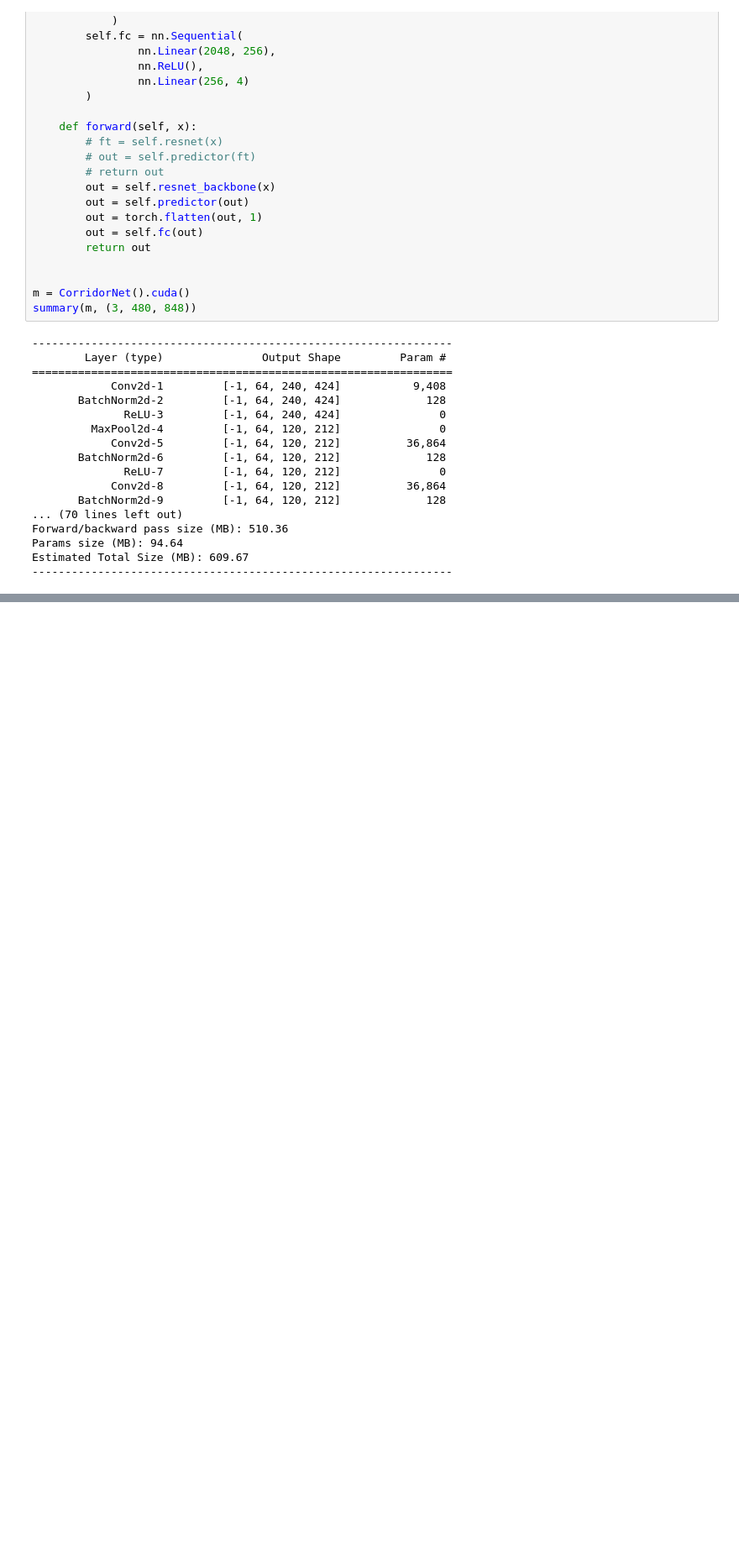
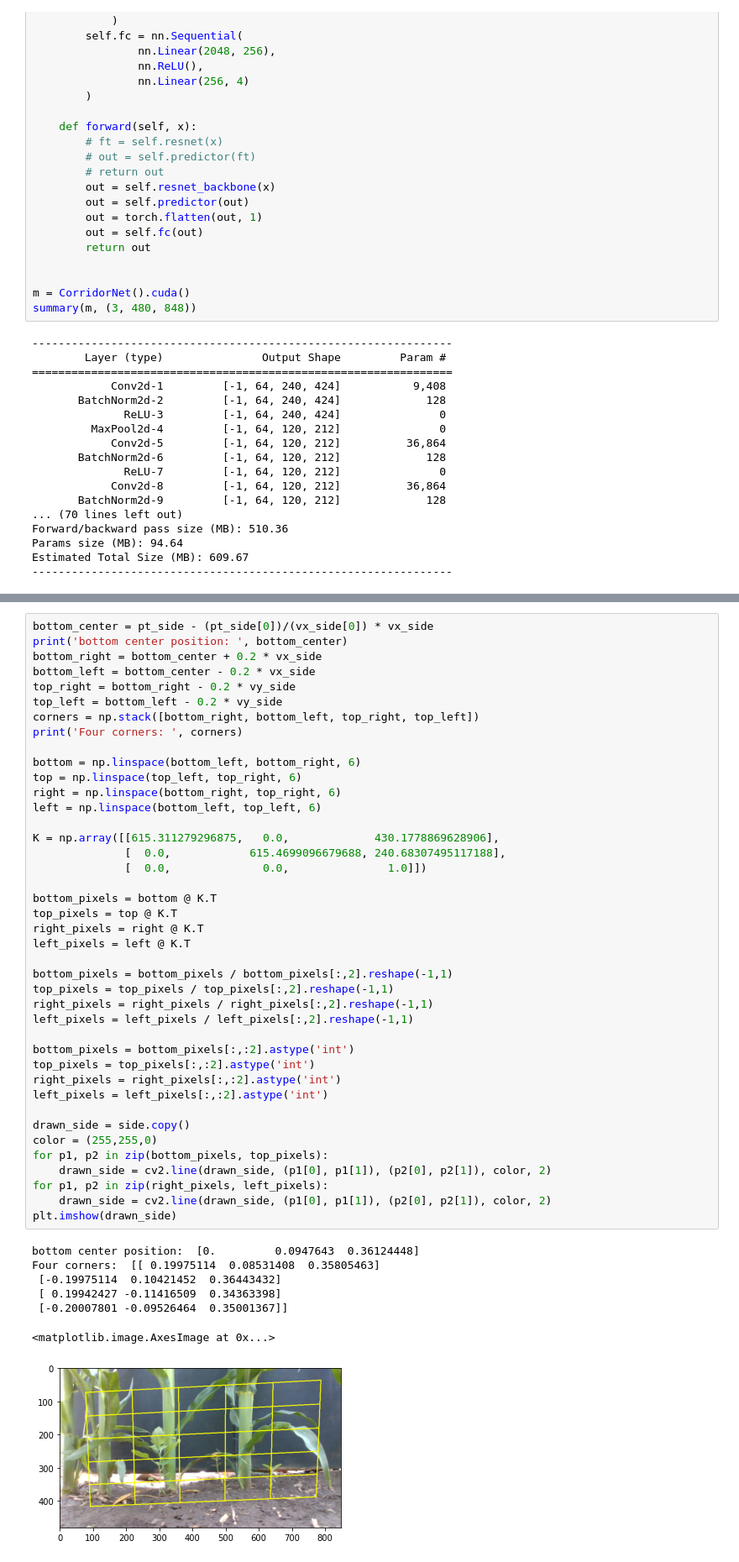
Before and after one commit to kracon7/phase2, a Jupyter notebook: Untitled.ipynb, the cells around one changed output, grey strips where cells are left out. Shown at 84% size. Cells and saved outputs as stored; diff of their text form; blank space fills up the shorter version.

```diff
--- a/Untitled.ipynb
+++ b/Untitled.ipynb
@@ -209,0 +325,49 @@ dtype('uint8')
+# %%
+bottom_center = pt_side - (pt_side[0])/(vx_side[0]) * vx_side
+print('bottom center position: ', bottom_center)
+bottom_right = bottom_center + 0.2 * vx_side
+bottom_left = bottom_center - 0.2 * vx_side
+top_right = bottom_right - 0.2 * vy_side
+top_left = bottom_left - 0.2 * vy_side
+corners = np.stack([bottom_right, bottom_left, top_right, top_left])
+print('Four corners: ', corners)
+
+bottom = np.linspace(bottom_left, bottom_right, 6)
+top = np.linspace(top_left, top_right, 6)
+right = np.linspace(bottom_right, top_right, 6)
+left = np.linspace(bottom_left, top_left, 6)
+
+K = np.array([[615.311279296875,   0.0,             430.1778869628906],
+              [  0.0,            615.4699096679688, 240.68307495117188],
+              [  0.0,              0.0,               1.0]])
+
+bottom_pixels = bottom @ K.T
+top_pixels = top @ K.T
+right_pixels = right @ K.T
+left_pixels = left @ K.T
+
+bottom_pixels = bottom_pixels / bottom_pixels[:,2].reshape(-1,1)
+top_pixels = top_pixels / top_pixels[:,2].reshape(-1,1)
+right_pixels = right_pixels / right_pixels[:,2].reshape(-1,1)
+left_pixels = left_pixels / left_pixels[:,2].reshape(-1,1)
+
+bottom_pixels = bottom_pixels[:,:2].astype('int')
+top_pixels = top_pixels[:,:2].astype('int')
+right_pixels = right_pixels[:,:2].astype('int')
+left_pixels = left_pixels[:,:2].astype('int')
+
+drawn_side = side.copy()
+color = (255,255,0)
+for p1, p2 in zip(bottom_pixels, top_pixels):
+    drawn_side = cv2.line(drawn_side, (p1[0], p1[1]), (p2[0], p2[1]), color, 2)
+for p1, p2 in zip(right_pixels, left_pixels):
+    drawn_side = cv2.line(drawn_side, (p1[0], p1[1]), (p2[0], p2[1]), color, 2)
+plt.imshow(drawn_side)
+# %% [output]
+bottom center position:  [0.         0.0947643  0.36124448]
+Four corners:  [[ 0.19975114  0.08531408  0.35805463]
+ [-0.19975114  0.10421452  0.36443432]
+ [ 0.19942427 -0.11416509  0.34363398]
+ [-0.20007801 -0.09526464  0.35001367]]
+<matplotlib.image.AxesImage at 0x...>
+[figure, added]
```
Also changed, not shown: parts of 10 cells of this notebook, 1 other file.
